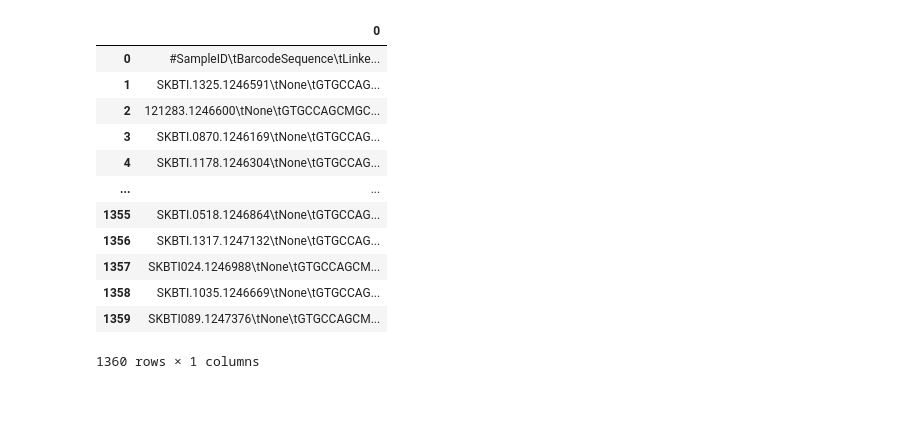
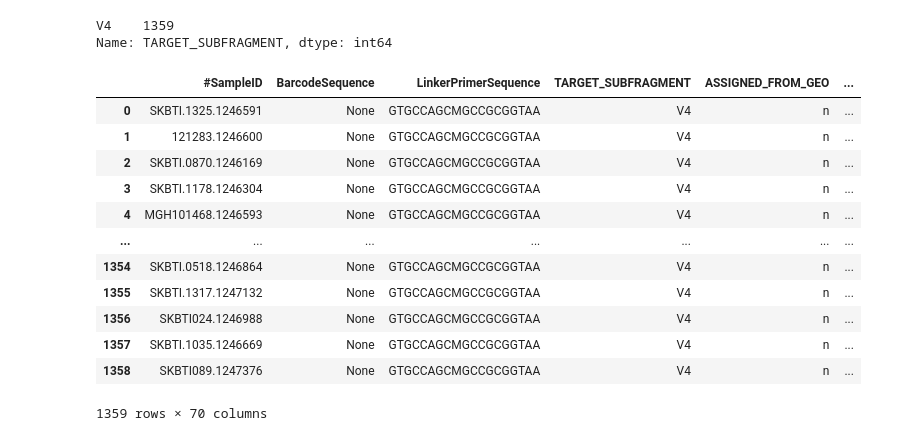
Before and after one commit to StefRodopCodes94/Thesis, a Jupyter notebook: Bio_VAE.ipynb, the cells around one changed output. Cells and saved outputs as stored; diff of their text form; code cells hidden in the pictures; blank space fills up the shorter version.

```diff
--- a/Bio_VAE.ipynb
+++ b/Bio_VAE.ipynb
@@ -152,16 +123,0 @@ Number of columns: 1359
-# %%
-meta
-# %% [output]
-|  | 0 |
-| 0 | #SampleID\tBarcodeSequence\tLinke... |
-| 1 | SKBTI.1325.1246591\tNone\tGTGCCAG... |
-| 2 | 121283.1246600\tNone\tGTGCCAGCMGC... |
-| 3 | SKBTI.0870.1246169\tNone\tGTGCCAG... |
-| 4 | SKBTI.1178.1246304\tNone\tGTGCCAG... |
-| ... | ... |
-| 1355 | SKBTI.0518.1246864\tNone\tGTGCCAG... |
-| 1356 | SKBTI.1317.1247132\tNone\tGTGCCAG... |
-| 1357 | SKBTI024.1246988\tNone\tGTGCCAGCM... |
-| 1358 | SKBTI.1035.1246669\tNone\tGTGCCAG... |
-| 1359 | SKBTI089.1247376\tNone\tGTGCCAGCM... |
-1360 rows × 1 columns
@@ -167,0 +132,28 @@ meta
+# %%
+# Read the CSV file into a DataFrame
+meta_df = pd.read_csv(csv_file_path)
+
+# Use value_counts() to count unique values in the 'TARGET_SUBFRAGMENT' column
+value_counts = meta_df['TARGET_SUBFRAGMENT'].value_counts()
+
+# Display the unique values and their counts
+print(value_counts)
+# %% [output]
+V4    1359
+Name: TARGET_SUBFRAGMENT, dtype: int64
+# %%
+meta_df
+# %% [output]
+|  | #SampleID | BarcodeSequence | LinkerPrimerSequence | TARGET_SUBFRAGMENT | ASSIGNED_FROM_GEO | ... |
+| 0 | SKBTI.1325.1246591 | None | GTGCCAGCMGCCGCGGTAA | V4 | n | ... |
+| 1 | 121283.1246600 | None | GTGCCAGCMGCCGCGGTAA | V4 | n | ... |
+| 2 | SKBTI.0870.1246169 | None | GTGCCAGCMGCCGCGGTAA | V4 | n | ... |
+| 3 | SKBTI.1178.1246304 | None | GTGCCAGCMGCCGCGGTAA | V4 | n | ... |
+| 4 | MGH101468.1246593 | None | GTGCCAGCMGCCGCGGTAA | V4 | n | ... |
+| ... | ... | ... | ... | ... | ... | ... |
+| 1354 | SKBTI.0518.1246864 | None | GTGCCAGCMGCCGCGGTAA | V4 | n | ... |
+| 1355 | SKBTI.1317.1247132 | None | GTGCCAGCMGCCGCGGTAA | V4 | n | ... |
+| 1356 | SKBTI024.1246988 | None | GTGCCAGCMGCCGCGGTAA | V4 | n | ... |
+| 1357 | SKBTI.1035.1246669 | None | GTGCCAGCMGCCGCGGTAA | V4 | n | ... |
+| 1358 | SKBTI089.1247376 | None | GTGCCAGCMGCCGCGGTAA | V4 | n | ... |
+1359 rows × 70 columns
```
Also changed, not shown: parts of 5 cells of this notebook, 1 other file.
